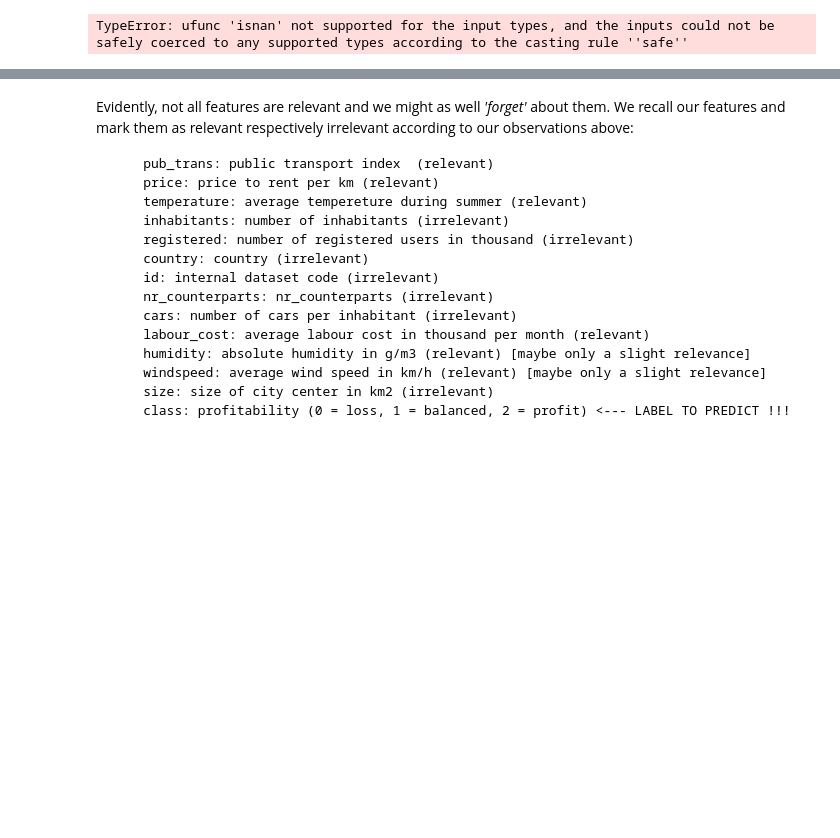
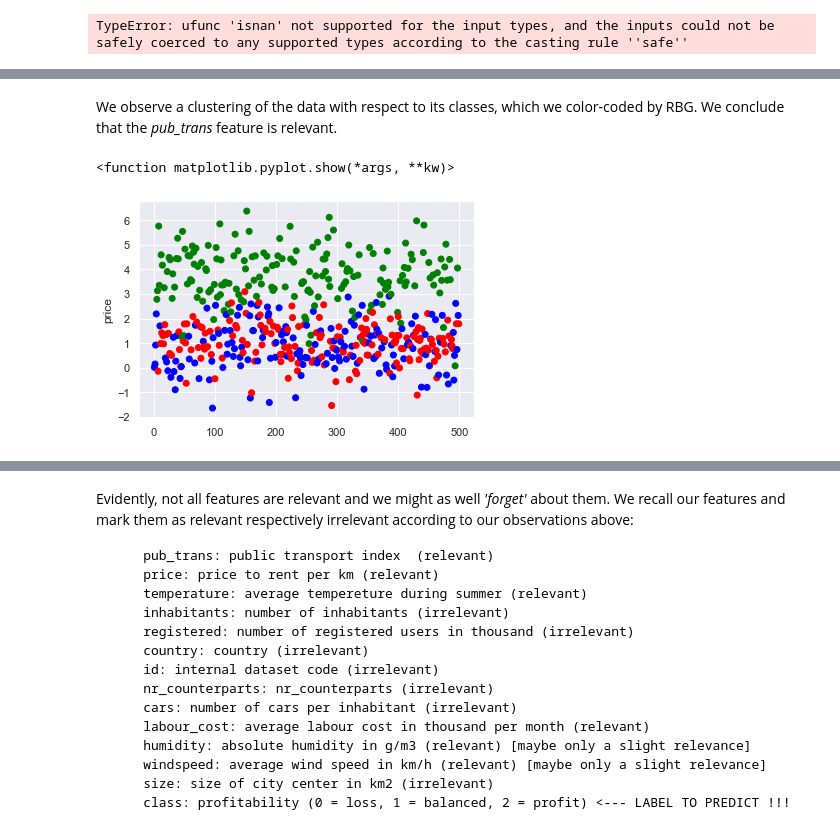
Before and after one commit to maximilian-janisch/2020-UZH-Random-Forests, a Jupyter notebook: Maximilian-Marco.ipynb, the cells around one changed output, grey strips where cells are left out. Cells and saved outputs as stored; diff of their text form; code cells hidden in the pictures; blank space fills up the shorter version.

```diff
--- a/Maximilian-Marco.ipynb
+++ b/Maximilian-Marco.ipynb
@@ -156,0 +155,9 @@ Exception: Data must be 1-dimensional
+# %% [markdown]
+We observe a clustering of the data with respect to its classes, which we color-coded by RBG. We conclude that the _pub_trans_ feature is relevant.
+# %%
+plt.scatter(range(1,500), x[:,1].astype(np.float), c=y.astype(np.float),  cmap=matplotlib.colors.ListedColormap(colors))
+plt.ylabel(features_names[1])
+plt.show
+# %% [output]
+<function matplotlib.pyplot.show(*args, **kw)>
+[figure, added]
```
Also changed, not shown: parts of 10 cells of this notebook.
